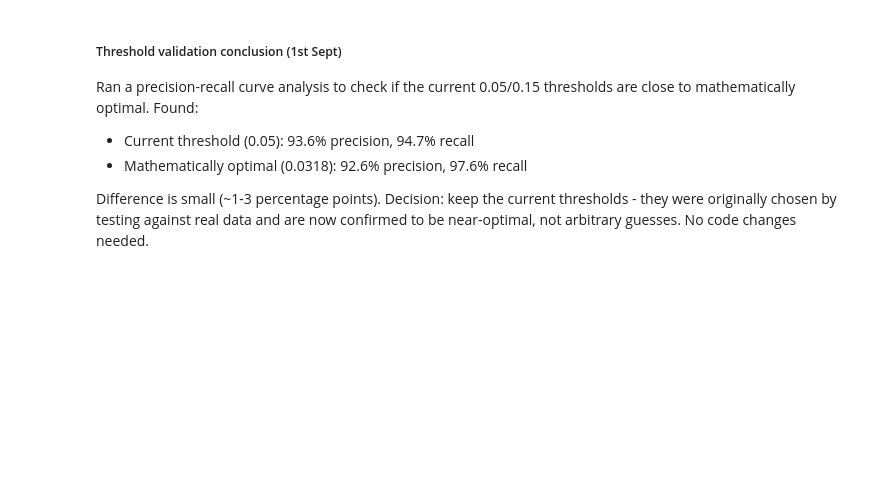
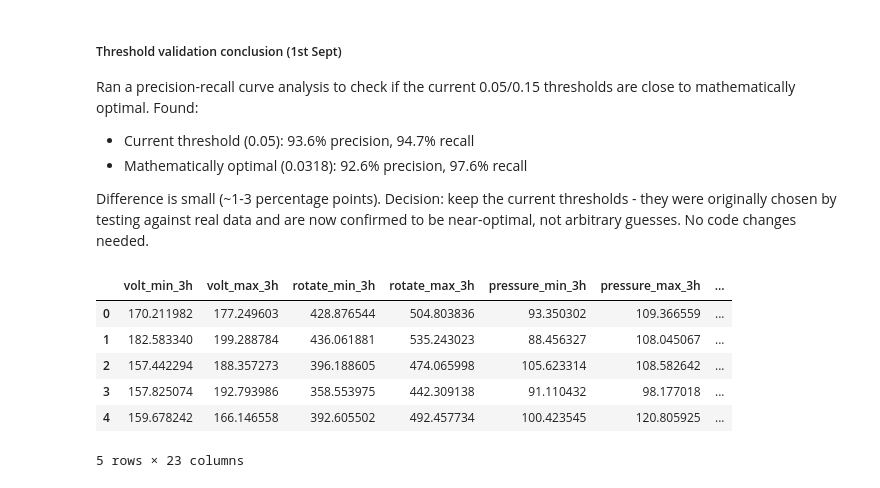
Before and after one commit to karthekeyan/agentic-predictive-maintenance, a Jupyter notebook: notebooks/01_data_exploration.ipynb, the cells around one changed output. Drawn from its saved outputs; the diff is of its cells as text; code cells hidden in the pictures; blank space fills up the shorter version.

Commit message:
running the model in the notebook for testing purpose

```diff
--- a/notebooks/01_data_exploration.ipynb
+++ b/notebooks/01_data_exploration.ipynb
@@ -3159,3 +3159,30 @@ Difference is small (~1-3 percentage points). Decision: keep the current
 thresholds - they were originally chosen by testing against real data and
 are now confirmed to be near-optimal, not arbitrary guesses. No code
 changes needed.
+# %%
+import sys
+sys.path.append('../src/tools')
+from build_features_for_prediction import build_features_for_prediction
+import json
+
+with open('../models/feature_columns.json') as f:
+    feature_columns = json.load(f)
+
+# Build a few real feature rows for inspection
+sample_rows = []
+for mid in [1, 5, 16, 66, 100]:
+    model = machines[machines['machineID'] == mid]['model'].values[0]
+    row = build_features_for_prediction(mid, pd.Timestamp('2015-06-01 06:00:00'), telemetry, errors, maint, machines, feature_columns)
+    row['machineID'] = mid
+    sample_rows.append(row)
+
+sample_df = pd.concat(sample_rows, ignore_index=True)
+sample_df
+# %% [output]
+|  | volt_min_3h | volt_max_3h | rotate_min_3h | rotate_max_3h | pressure_min_3h | pressure_max_3h | ... |
+| 0 | 170.211982 | 177.249603 | 428.876544 | 504.803836 | 93.350302 | 109.366559 | ... |
+| 1 | 182.583340 | 199.288784 | 436.061881 | 535.243023 | 88.456327 | 108.045067 | ... |
+| 2 | 157.442294 | 188.357273 | 396.188605 | 474.065998 | 105.623314 | 108.582642 | ... |
+| 3 | 157.825074 | 192.793986 | 358.553975 | 442.309138 | 91.110432 | 98.177018 | ... |
+| 4 | 159.678242 | 166.146558 | 392.605502 | 492.457734 | 100.423545 | 120.805925 | ... |
+5 rows × 23 columns
```
